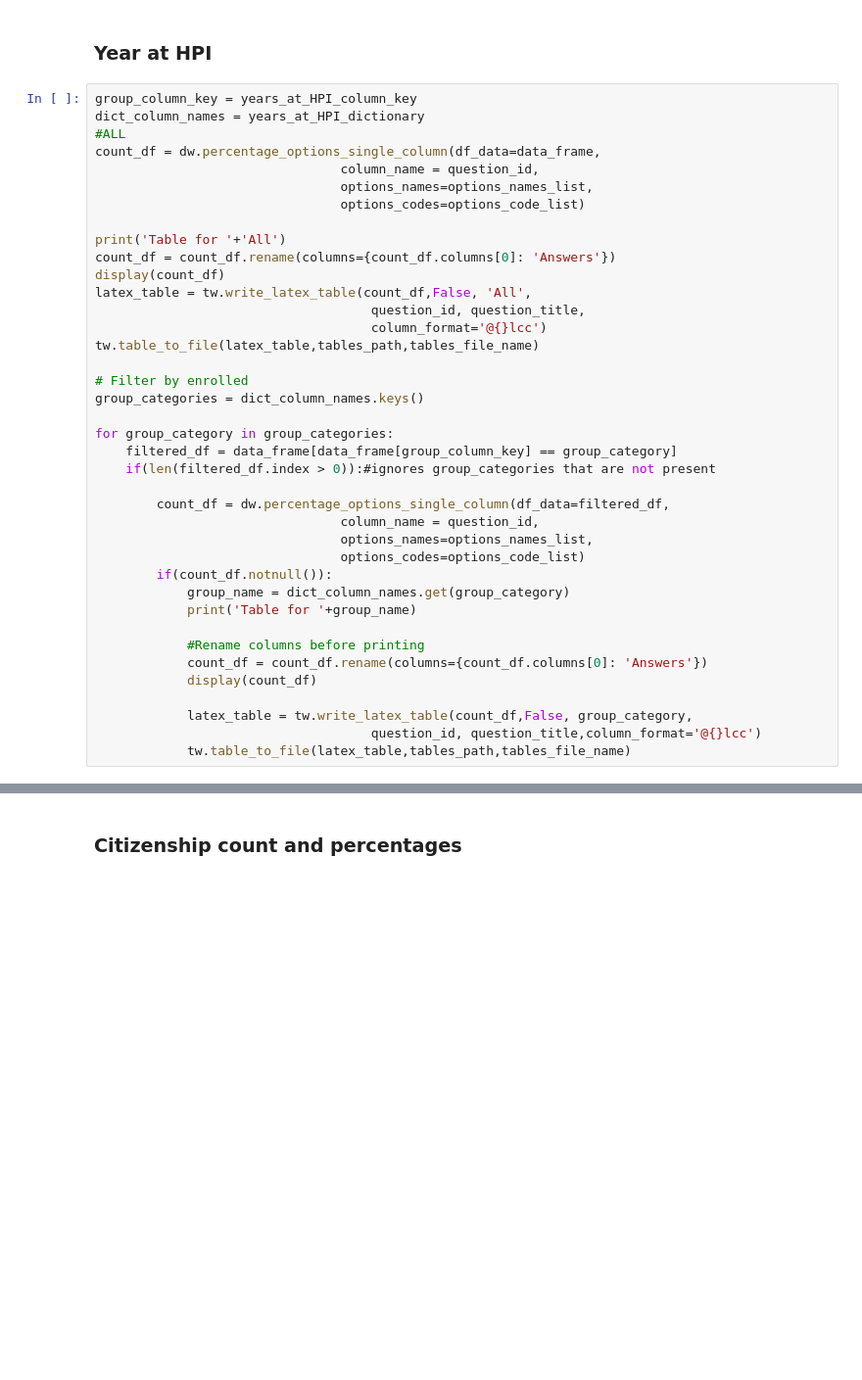
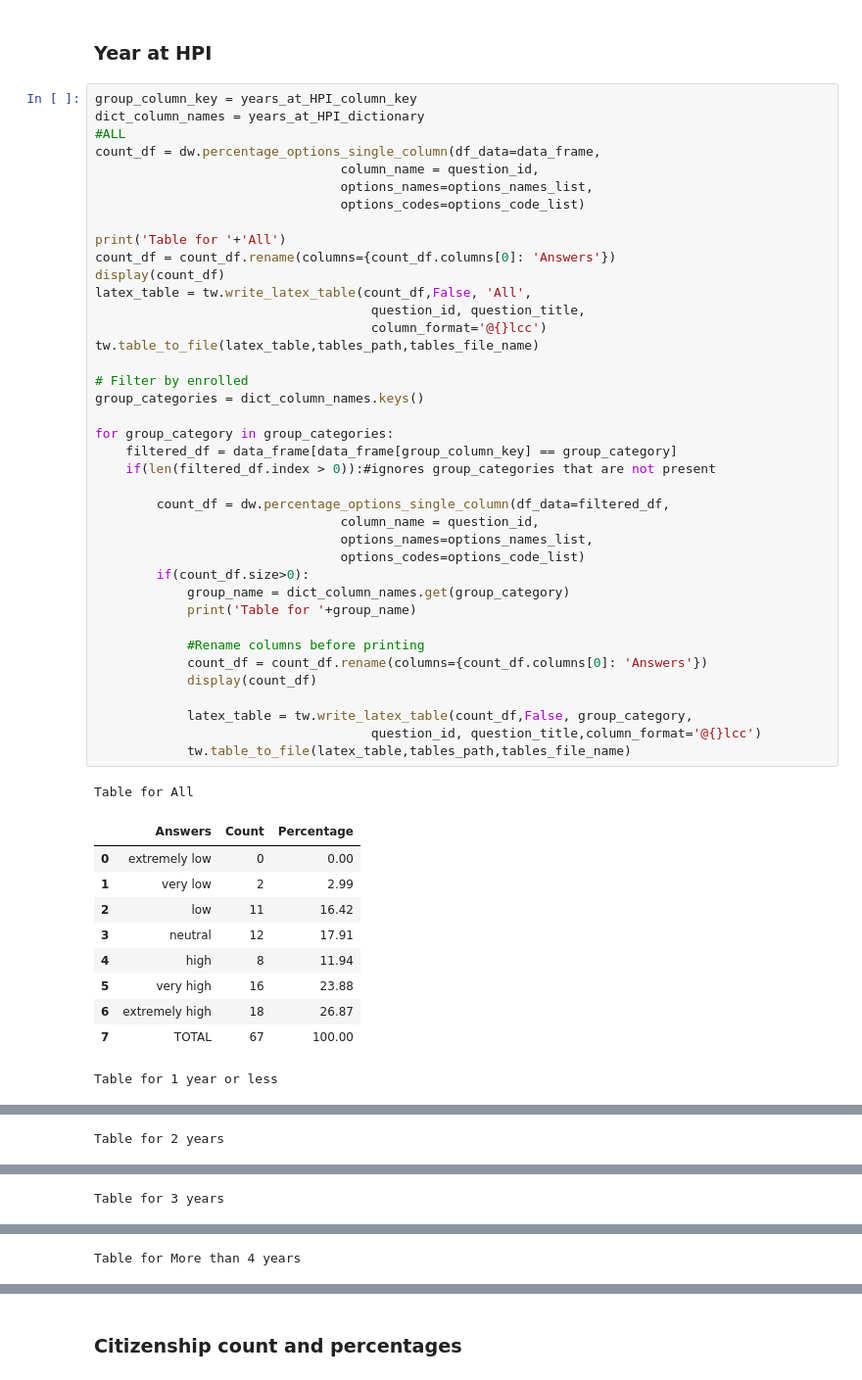
Before and after one commit to christianadriano/survey_analysis, a Jupyter notebook: notebooks/I004_03.ipynb, the cells around one changed output, grey strips where cells are left out. Shown at 98% size. Drawn from its saved outputs; the diff is of its cells as text; blank space fills up the shorter version.

```diff
--- a/notebooks/I004_03.ipynb
+++ b/notebooks/I004_03.ipynb
@@ -175,31 +243,43 @@ count_df = dw.percentage_options_single_column(df_data=data_frame,
 
 print('Table for '+'All')
 count_df = count_df.rename(columns={count_df.columns[0]: 'Answers'})
 display(count_df)
 latex_table = tw.write_latex_table(count_df,False, 'All',
                                     question_id, question_title,
                                     column_format='@{}lcc')
 tw.table_to_file(latex_table,tables_path,tables_file_name)
 
 # Filter by enrolled
 group_categories = dict_column_names.keys()
 
 for group_category in group_categories:
     filtered_df = data_frame[data_frame[group_column_key] == group_category]
     if(len(filtered_df.index > 0)):#ignores group_categories that are not present
 
         count_df = dw.percentage_options_single_column(df_data=filtered_df,
                                 column_name = question_id,
                                 options_names=options_names_list,
                                 options_codes=options_code_list)
-        if(count_df.notnull()):
+        if(count_df.size>0):
             group_name = dict_column_names.get(group_category)
             print('Table for '+group_name)
 
             #Rename columns before printing
             count_df = count_df.rename(columns={count_df.columns[0]: 'Answers'})
             display(count_df)
 
             latex_table = tw.write_latex_table(count_df,False, group_category,
                                     question_id, question_title,column_format='@{}lcc')
             tw.table_to_file(latex_table,tables_path,tables_file_name)
+# %% [output]
+Table for All
+|  | Answers | Count | Percentage |
+| 0 | extremely low | 0 | 0.00 |
+| 1 | very low | 2 | 2.99 |
+| 2 | low | 11 | 16.42 |
+| 3 | neutral | 12 | 17.91 |
+| 4 | high | 8 | 11.94 |
+| 5 | very high | 16 | 23.88 |
+| 6 | extremely high | 18 | 26.87 |
+| 7 | TOTAL | 67 | 100.00 |
+Table for 1 year or less
@@ -205,0 +295 @@ for group_category in group_categories:
+Table for 2 years
@@ -205,0 +305 @@ for group_category in group_categories:
+Table for 3 years
@@ -205,0 +315 @@ for group_category in group_categories:
+Table for More than 4 years
```
Also changed, not shown: parts of 6 cells of this notebook, 1 other file.
